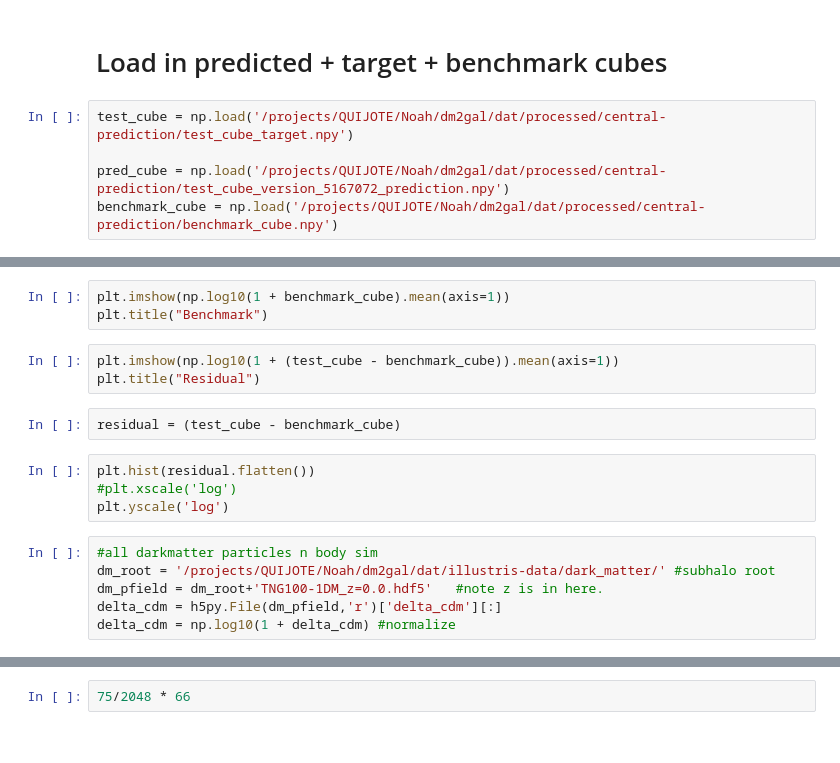
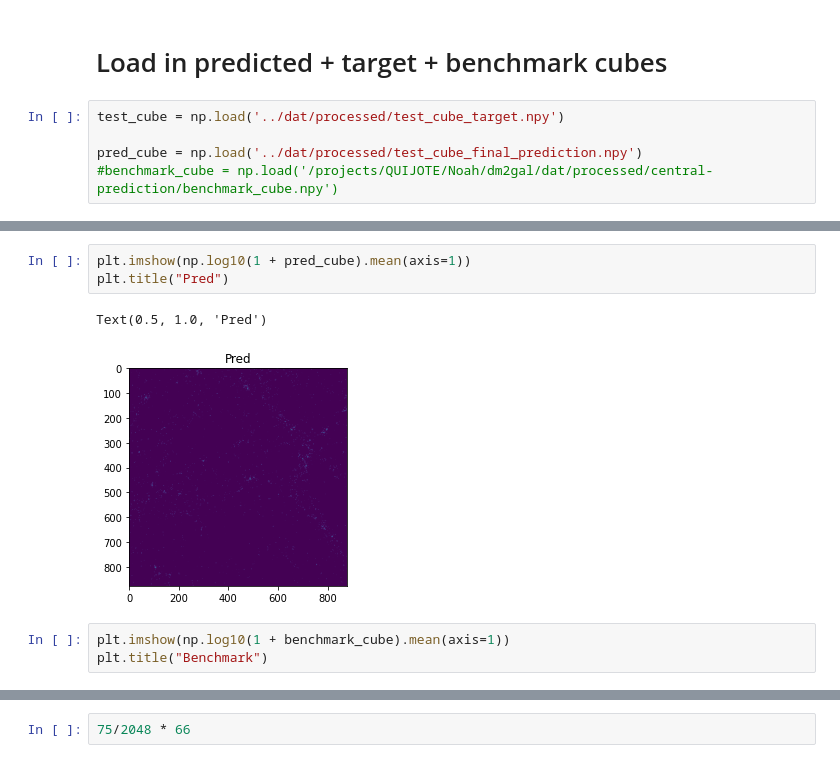
Before and after one commit to nkasmanoff/dm2gal, a Jupyter notebook: Notebooks/Fun Plots.ipynb, the cells around one changed output, grey strips where cells are left out. Drawn from its saved outputs; the diff is of its cells as text.

```diff
--- a/Notebooks/Fun Plots.ipynb
+++ b/Notebooks/Fun Plots.ipynb
@@ -8,10 +8,10 @@ import h5py
 # %% [markdown]
 # Load in predicted + target + benchmark cubes
 # %%
-test_cube = np.load('/projects/QUIJOTE/Noah/dm2gal/dat/processed/central-prediction/test_cube_target.npy')
+test_cube = np.load('../dat/processed/test_cube_target.npy')
 
-pred_cube = np.load('/projects/QUIJOTE/Noah/dm2gal/dat/processed/central-prediction/test_cube_version_5167072_prediction.npy')
-benchmark_cube = np.load('/projects/QUIJOTE/Noah/dm2gal/dat/processed/central-prediction/benchmark_cube.npy')
+pred_cube = np.load('../dat/processed/test_cube_final_prediction.npy')
+#benchmark_cube = np.load('/projects/QUIJOTE/Noah/dm2gal/dat/processed/central-prediction/benchmark_cube.npy')
 # %%
 plt.imshow(np.log10(1 + test_cube).mean(axis=1))
 plt.title("True")
@@ -18,19 +21,10 @@ plt.title("True")
+# %%
+plt.imshow(np.log10(1 + pred_cube).mean(axis=1))
+plt.title("Pred")
+# %% [output]
+Text(0.5, 1.0, 'Pred')
+[figure, added]
 # %%
 plt.imshow(np.log10(1 + benchmark_cube).mean(axis=1))
 plt.title("Benchmark")
-# %%
-plt.imshow(np.log10(1 + (test_cube - benchmark_cube)).mean(axis=1))
-plt.title("Residual")
-# %%
-residual = (test_cube - benchmark_cube)
-# %%
-plt.hist(residual.flatten())
-#plt.xscale('log')
-plt.yscale('log')
-# %%
-#all darkmatter particles n body sim
-dm_root = '/projects/QUIJOTE/Noah/dm2gal/dat/illustris-data/dark_matter/' #subhalo root
-dm_pfield = dm_root+'TNG100-1DM_z=0.0.hdf5'   #note z is in here.
-delta_cdm = h5py.File(dm_pfield,'r')['delta_cdm'][:]
-delta_cdm = np.log10(1 + delta_cdm) #normalize
 # %%
```
Also changed, not shown: parts of 15 cells of this notebook, 4 other files.
